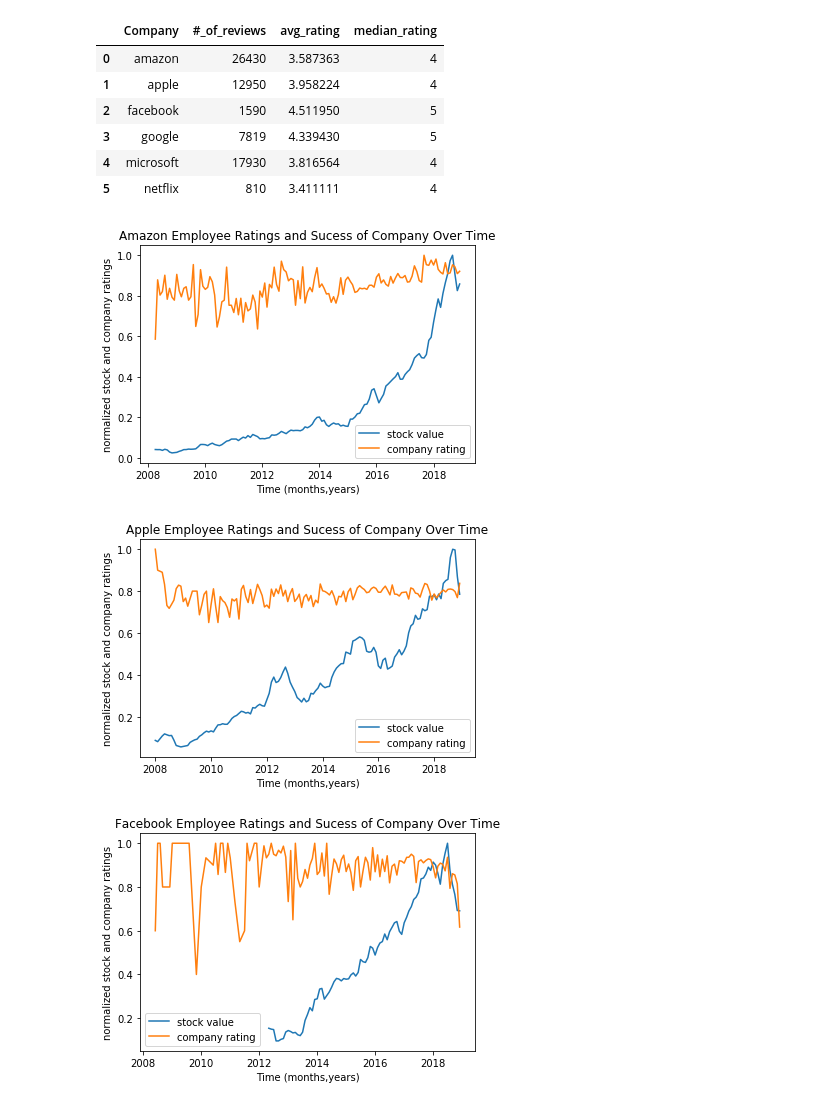
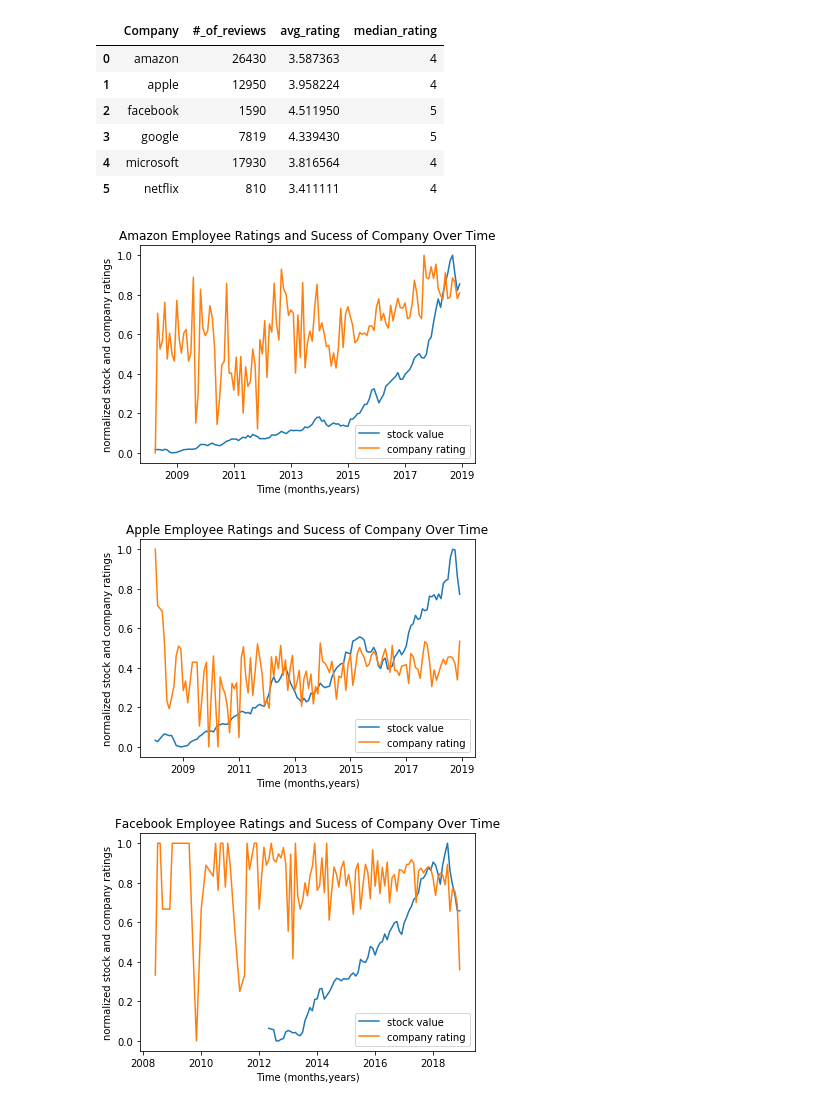
Before and after one commit to annabl38/Project_1, a Jupyter notebook: Data Cleaning Exploration Final.ipynb, the cells around one changed output. Drawn from its saved outputs; the diff is of its cells as text; code cells hidden in the pictures.

```diff
--- a/Data Cleaning Exploration Final.ipynb
+++ b/Data Cleaning Exploration Final.ipynb
@@ -924,35 +926,39 @@ microsoft_df['Date'] = pd.to_datetime(microsoft_df['Date'],format=None)
 # %%
 #Amazon stock data
 AMZN_file= "../Project_1/worldtradingdata-history-AMZN.csv"
 AMZN_df= pd.read_csv(AMZN_file)
 AMZN_df['Date'] = pd.to_datetime(AMZN_df['Date'],format=None)
 
 #merged data
 Amazon_AMZN=pd.merge(amazon_df, AMZN_df, how='left', on ='Date')
 Amazon_AMZN.drop(['job-title','summary','location','pros','cons','advice-to-mgmt','work-balance-stars',
                   'culture-values-stars','carrer-opportunities-stars','comp-benefit-stars',
                   'senior-mangemnet-stars','helpful-count','link','Open','High','Low','Volume'], axis=1, inplace=True)
 Amazon_AMZN=Amazon_AMZN.rename(columns={"Close":"Stock-at-close"})
 (Amazon_AMZN.dropna())
 #GB=Amazon_AMZN['Date'].groupby([(Amazon_AMZN['Date'].year),(Amazon_AMZN['Date'].month)]).mean()
 amazon_month=Amazon_AMZN.Date.dt.to_period("M")
 amazon_mean=(Amazon_AMZN.groupby(amazon_month)).mean()
-amazon_mean['scaled-ratings']=(amazon_mean['overall-ratings']/amazon_mean['overall-ratings'].max())
-amazon_mean['stocks-scaled']=(amazon_mean['Stock-at-close']/amazon_mean['Stock-at-close'].max())
+
+amazon_mean['scaled-ratings']=(((amazon_mean['overall-ratings'])-(amazon_mean['overall-ratings'].min())))
+amazon_mean['stocks-scaled']=(((amazon_mean['Stock-at-close'])-(amazon_mean['Stock-at-close'].min())))
+amazon_mean['scaled-ratings'] = amazon_mean['scaled-ratings']/amazon_mean['scaled-ratings'].max()
+amazon_mean['stocks-scaled'] = amazon_mean['stocks-scaled']/amazon_mean['stocks-scaled'].max()
 
 amazon_star_x=amazon_mean.to_timestamp()
 x=amazon_star_x.index.values
 #plt.figure(figsize=(20,10))
 plt.plot(x,amazon_mean['stocks-scaled'], label='stock value')
 plt.plot(x, amazon_mean['scaled-ratings'], label='company rating')
 
 plt.title('Amazon Employee Ratings and Sucess of Company Over Time')
 plt.xlabel('Time (months,years)')
 plt.ylabel('normalized stock and company ratings')
 plt.legend()
+plt.savefig('Amazon_graphed.png')
 plt.show()
 # %% [output]
-[figure, old version]
+[figure, new version]
 # %%
 #Apple stock data
 AAPL_file= "../Project_1/worldtradingdata-history-AAPL.csv"
@@ -969,8 +975,11 @@ Apple_AAPL=Apple_AAPL.rename(columns={"Close":"Stock-at-close"})
 
 apple_month=Apple_AAPL.Date.dt.to_period("M")
 apple_mean=(Apple_AAPL.groupby(apple_month)).mean()
-apple_mean['scaled-ratings']=(apple_mean['overall-ratings']/apple_mean['overall-ratings'].max())
-apple_mean['stocks-scaled']=(apple_mean['Stock-at-close']/apple_mean['Stock-at-close'].max())
+
+apple_mean['scaled-ratings']=(((apple_mean['overall-ratings'])-(apple_mean['overall-ratings'].min())))
+apple_mean['stocks-scaled']=(((apple_mean['Stock-at-close'])-(apple_mean['Stock-at-close'].min())))
+apple_mean['scaled-ratings'] = apple_mean['scaled-ratings']/apple_mean['scaled-ratings'].max()
+apple_mean['stocks-scaled'] = apple_mean['stocks-scaled']/apple_mean['stocks-scaled'].max()
 
 apple_star_x=apple_mean.to_timestamp()
 x=apple_star_x.index.values
@@ -981,10 +990,10 @@ plt.title('Apple Employee Ratings and Sucess of Company Over Time')
 plt.xlabel('Time (months,years)')
 plt.ylabel('normalized stock and company ratings')
 plt.legend()
-plt.savefig('Apple_graph.png')
+plt.savefig('Apple_graphed.png')
 plt.show()
 # %% [output]
-[figure, old version]
+[figure, new version]
 # %%
 #FB stock data
 FB_file= "../Project_1/worldtradingdata-history-FB.csv"
@@ -1001,8 +1010,12 @@ Facebook_FB=Facebook_FB.rename(columns={"Close":"Stock-at-close"})
 
 facebook_month=Facebook_FB.Date.dt.to_period("M")
 facebook_mean=(Facebook_FB.groupby(facebook_month)).mean()
-facebook_mean['scaled-ratings']=(facebook_mean['overall-ratings']/facebook_mean['overall-ratings'].max())
-facebook_mean['stocks-scaled']=(facebook_mean['Stock-at-close']/facebook_mean['Stock-at-close'].max())
+
+facebook_mean['scaled-ratings']=(((facebook_mean['overall-ratings'])-(facebook_mean['overall-ratings'].min())))
+facebook_mean['stocks-scaled']=(((facebook_mean['Stock-at-close'])-(facebook_mean['Stock-at-close'].min())))
+facebook_mean['scaled-ratings'] = facebook_mean['scaled-ratings']/facebook_mean['scaled-ratings'].max()
+facebook_mean['stocks-scaled'] = facebook_mean['stocks-scaled']/facebook_mean['stocks-scaled'].max()
+
 
 facebook_star_x=facebook_mean.to_timestamp()
 x=facebook_star_x.index.values
@@ -1014,10 +1027,10 @@ plt.title('Facebook Employee Ratings and Sucess of Company Over Time')
 plt.xlabel('Time (months,years)')
 plt.ylabel('normalized stock and company ratings')
 plt.legend()
-plt.savefig('Facebook_graph.png')
+plt.savefig('Facebook_graphed.png')
 plt.show()
 # %% [output]
-[figure, old version]
+[figure, new version]
 # %%
 #Microsoft stock data
 MSFT_file= "../Project_1/worldtradingdata-history-MSFT.csv"
```
Also changed, not shown: parts of 4 cells of this notebook.
